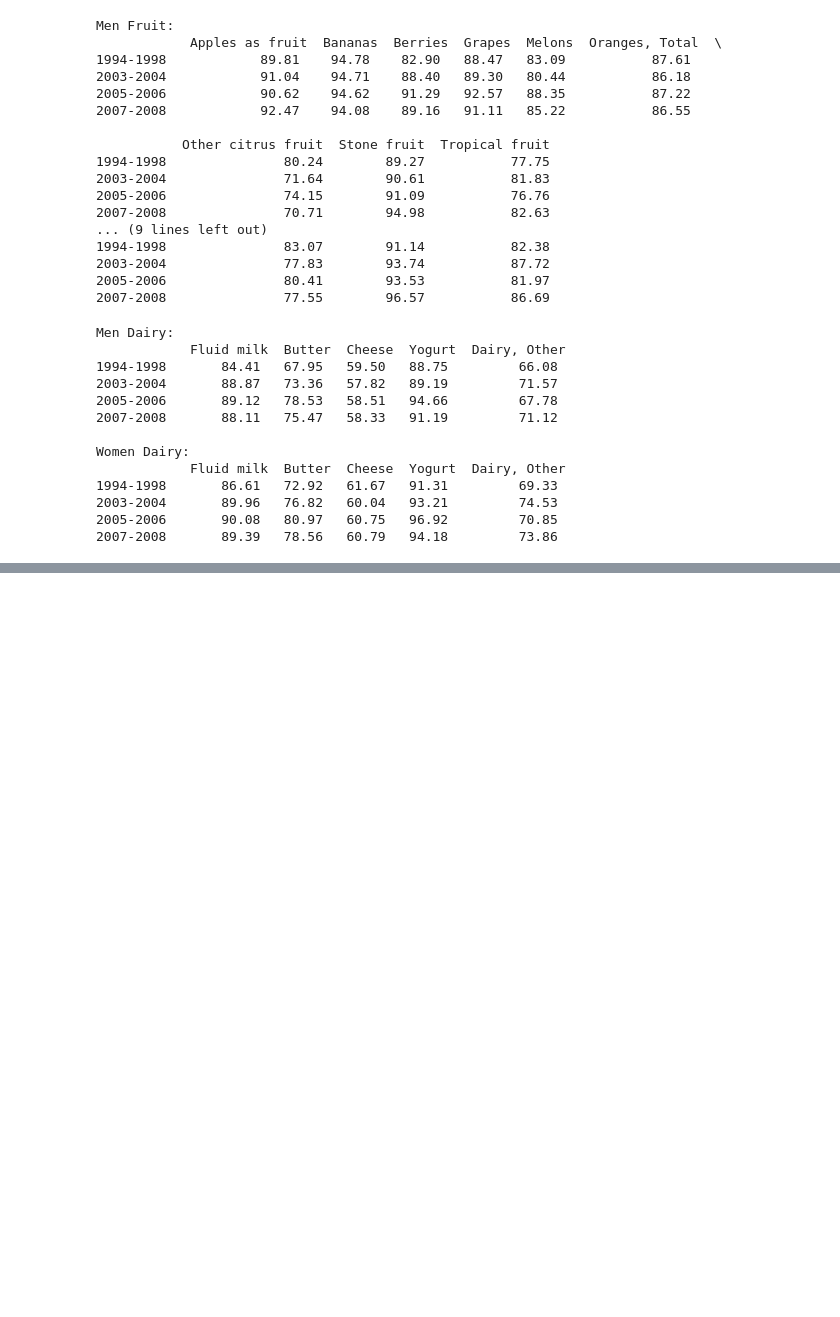
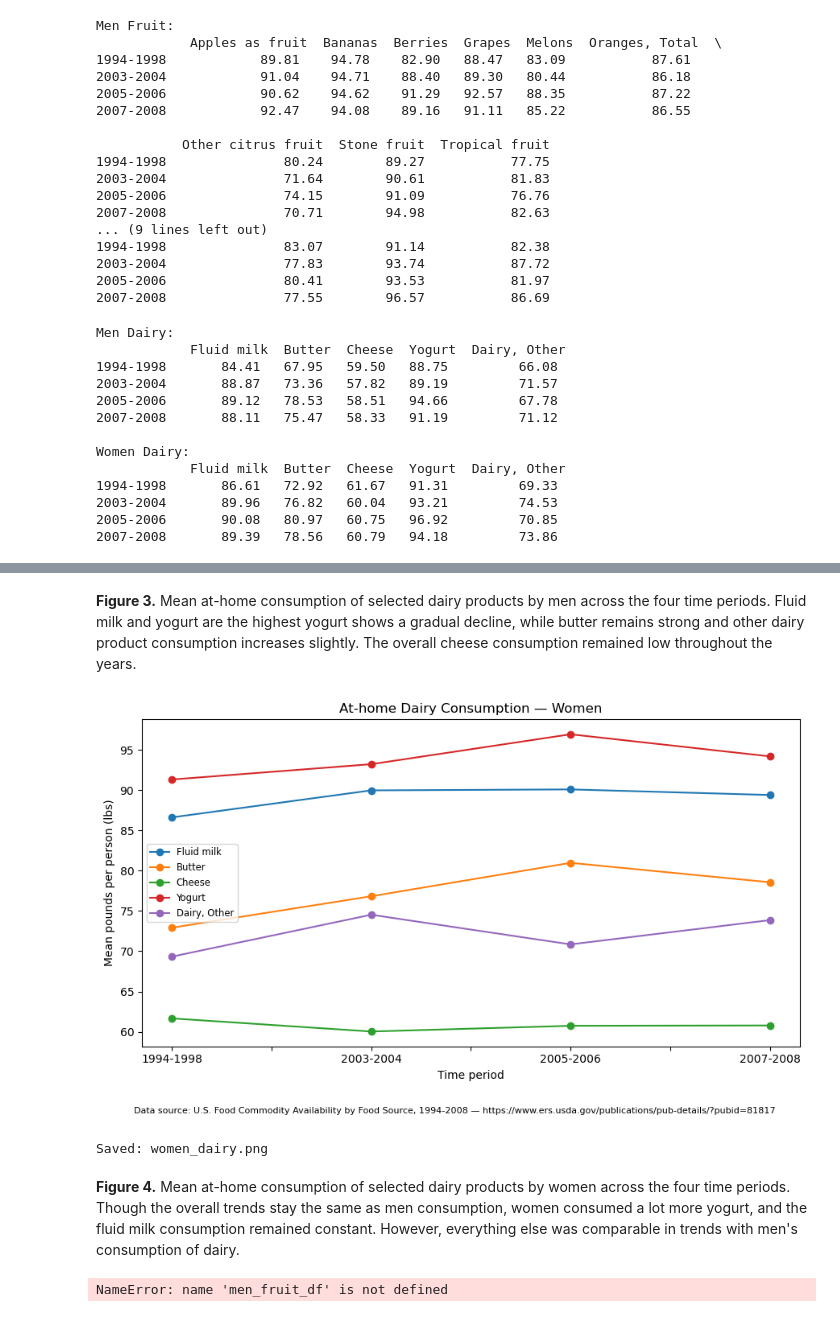
Before and after one commit to saanavig/CSc47400, a Jupyter notebook: Problem 1/linePlots.ipynb, the cells around one changed output, grey strips where cells are left out. Saved outputs shown, nothing was run; the diff lists cells and outputs as text; code cells hidden in the pictures; blank space fills up the shorter version.

Commit message:
problem 2

```diff
--- a/Problem 1/linePlots.ipynb
+++ b/Problem 1/linePlots.ipynb
@@ -182,0 +203,18 @@ def plot_group(df, title, filename):
+# %% [markdown]
+**Figure 3.** Mean at-home consumption of selected dairy products by men across the four time periods. Fluid milk and yogurt are the highest yogurt shows a gradual decline, while butter remains strong and other dairy product consumption increases slightly. The overall cheese consumption remained low throughout the years.
+# %%
+plot_group(women_dairy_df, "At-home Dairy Consumption — Women", "women_dairy.png")
+# %% [output]
+[figure, added]
+Saved: women_dairy.png
+# %% [markdown]
+**Figure 4.** Mean at-home consumption of selected dairy products by women across the four time periods. Though the overall trends stay the same as men consumption, women consumed a lot more yogurt, and the fluid milk consumption remained constant. However, everything else was comparable in trends with men's consumption of dairy.
+# %%
+#exporting everything so it can be reused for next questions
+
+men_fruit.to_csv("../problem2/men_fruit.csv")
+women_fruit.to_csv("../problem2/women_fruit.csv")
+men_dairy.to_csv("../problem2/men_dairy.csv")
+women_dairy.to_csv("../problem2/women_dairy.csv")
+# %% [output]
+NameError: name 'men_fruit_df' is not defined
```
Also changed, not shown: parts of 5 cells of this notebook, 8 other files.
